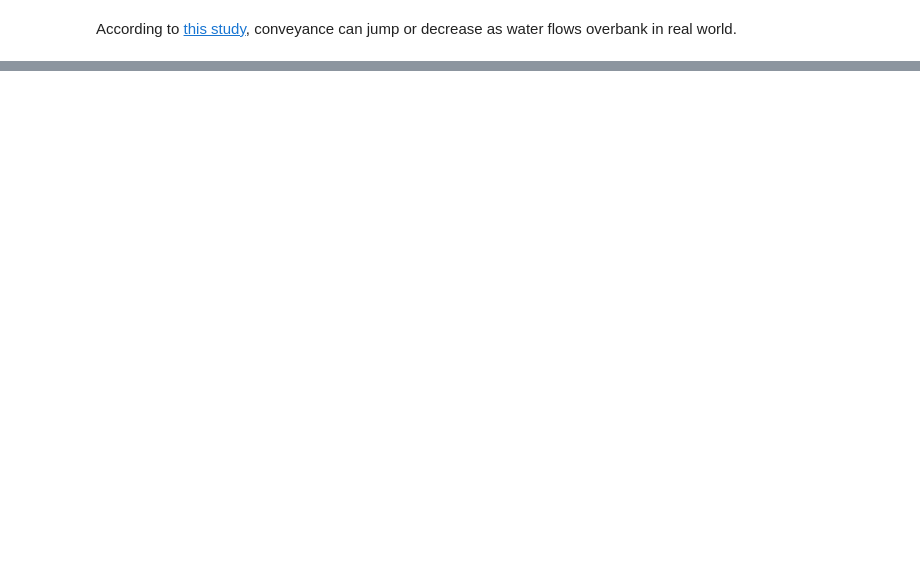
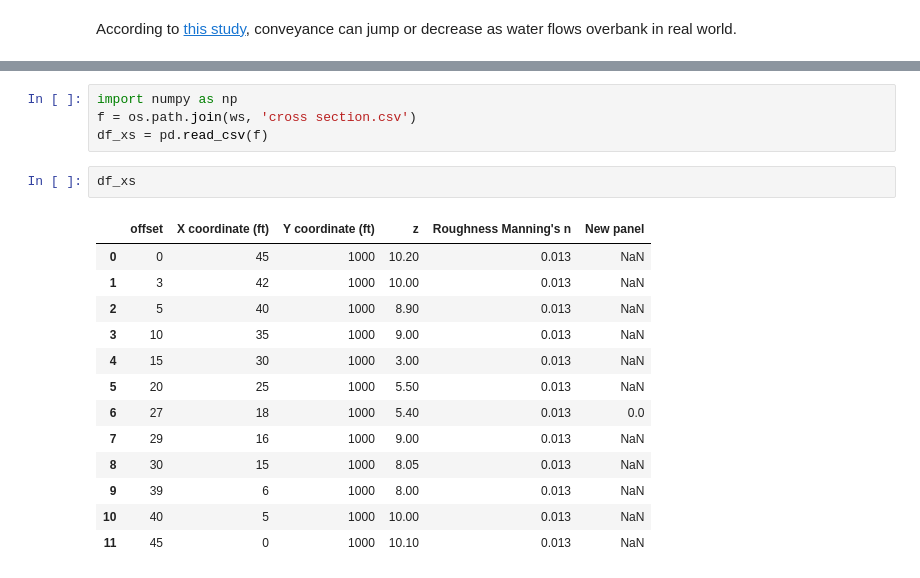
Before and after one commit to mel-meng/SewerAnalysis, a Jupyter notebook: references/river/conveyance/conveyance curve.ipynb, the cells around one changed output, grey strips where cells are left out. Cells and saved outputs as stored; diff of their text form; blank space fills up the shorter version.

```diff
--- a/references/river/conveyance/conveyance curve.ipynb
+++ b/references/river/conveyance/conveyance curve.ipynb
@@ -41,0 +165,20 @@ According to [this study](http://www.river-conveyance.net/1_CES_UserGuide.pdf),
+# %%
+import numpy as np
+f = os.path.join(ws, 'cross section.csv')
+df_xs = pd.read_csv(f)
+# %%
+df_xs
+# %% [output]
+|  | offset | X coordinate (ft) | Y coordinate (ft) | z | Roughness Manning's n | New panel |
+| 0 | 0 | 45 | 1000 | 10.20 | 0.013 | NaN |
+| 1 | 3 | 42 | 1000 | 10.00 | 0.013 | NaN |
+| 2 | 5 | 40 | 1000 | 8.90 | 0.013 | NaN |
+| 3 | 10 | 35 | 1000 | 9.00 | 0.013 | NaN |
+| 4 | 15 | 30 | 1000 | 3.00 | 0.013 | NaN |
+| 5 | 20 | 25 | 1000 | 5.50 | 0.013 | NaN |
+| 6 | 27 | 18 | 1000 | 5.40 | 0.013 | 0.0 |
+| 7 | 29 | 16 | 1000 | 9.00 | 0.013 | NaN |
+| 8 | 30 | 15 | 1000 | 8.05 | 0.013 | NaN |
+| 9 | 39 | 6 | 1000 | 8.00 | 0.013 | NaN |
+| 10 | 40 | 5 | 1000 | 10.00 | 0.013 | NaN |
+| 11 | 45 | 0 | 1000 | 10.10 | 0.013 | NaN |
```
Also changed, not shown: parts of 20 cells of this notebook, 2 other files.
